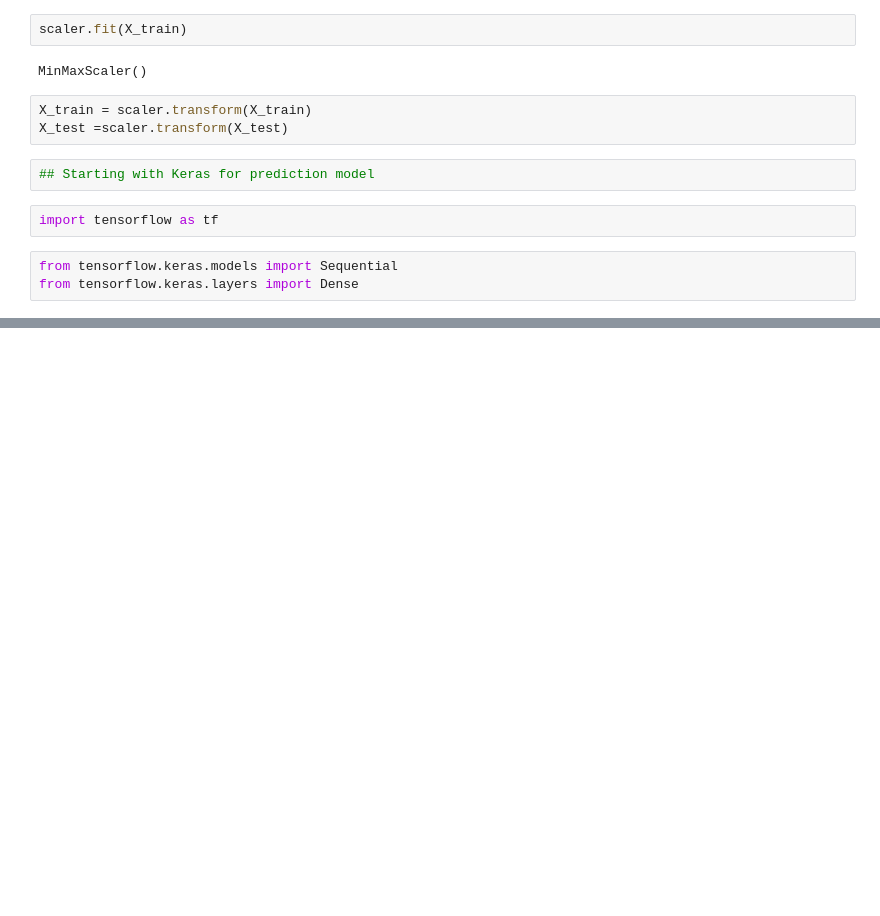
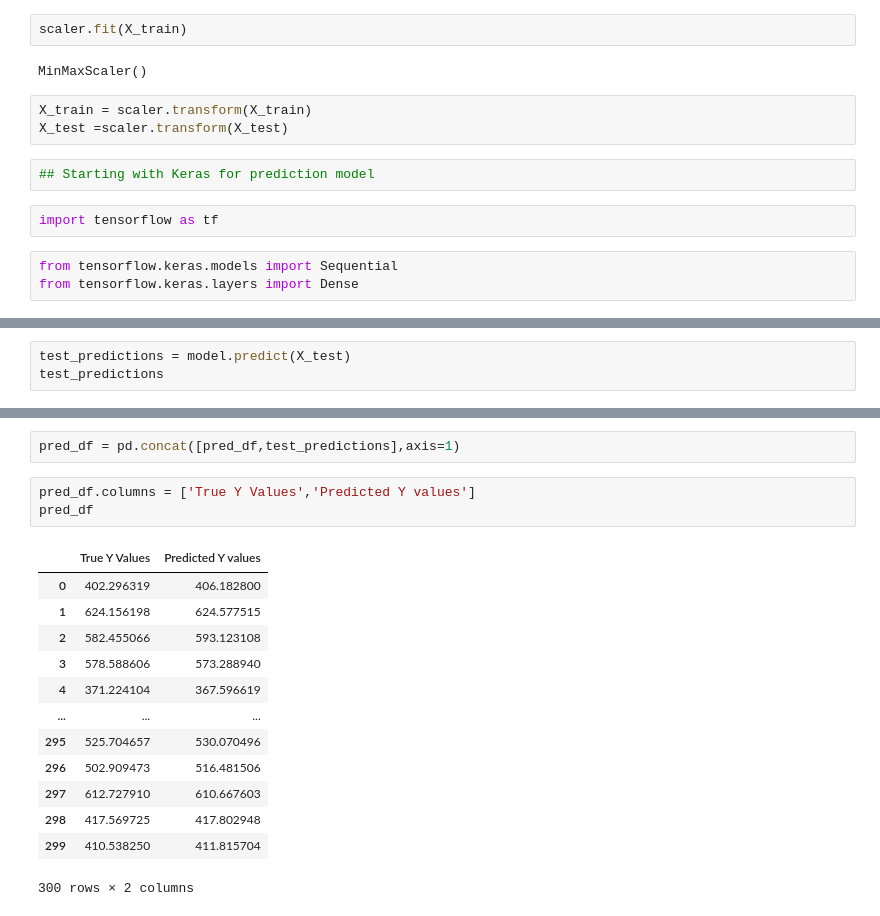
Before and after one commit to Diwakerprashar/EDA-Datasets, a Jupyter notebook: Keras 01.ipynb, the cells around one changed output, grey strips where cells are left out. Cells and saved outputs as stored; diff of their text form; blank space fills up the shorter version.

```diff
--- a/Keras 01.ipynb
+++ b/Keras 01.ipynb
@@ -162,0 +171,3 @@ loss_df.plot()
+# %%
+test_predictions = model.predict(X_test)
+test_predictions
@@ -162,0 +226,19 @@ loss_df.plot()
+# %%
+pred_df = pd.concat([pred_df,test_predictions],axis=1)
+# %%
+pred_df.columns = ['True Y Values','Predicted Y values']
+pred_df
+# %% [output]
+|  | True Y Values | Predicted Y values |
+| 0 | 402.296319 | 406.182800 |
+| 1 | 624.156198 | 624.577515 |
+| 2 | 582.455066 | 593.123108 |
+| 3 | 578.588606 | 573.288940 |
+| 4 | 371.224104 | 367.596619 |
+| ... | ... | ... |
+| 295 | 525.704657 | 530.070496 |
+| 296 | 502.909473 | 516.481506 |
+| 297 | 612.727910 | 610.667603 |
+| 298 | 417.569725 | 417.802948 |
+| 299 | 410.538250 | 411.815704 |
+300 rows × 2 columns
```
Also changed, not shown: parts of 36 cells of this notebook.
